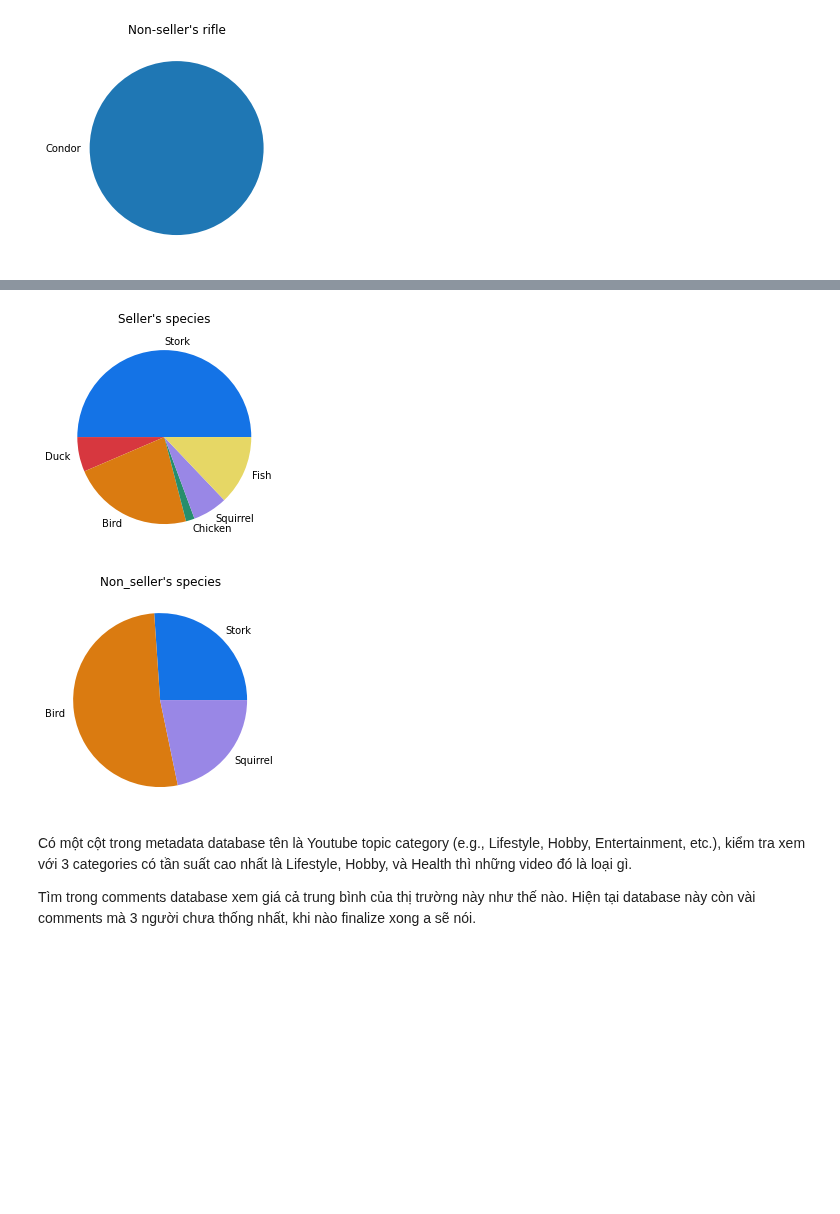
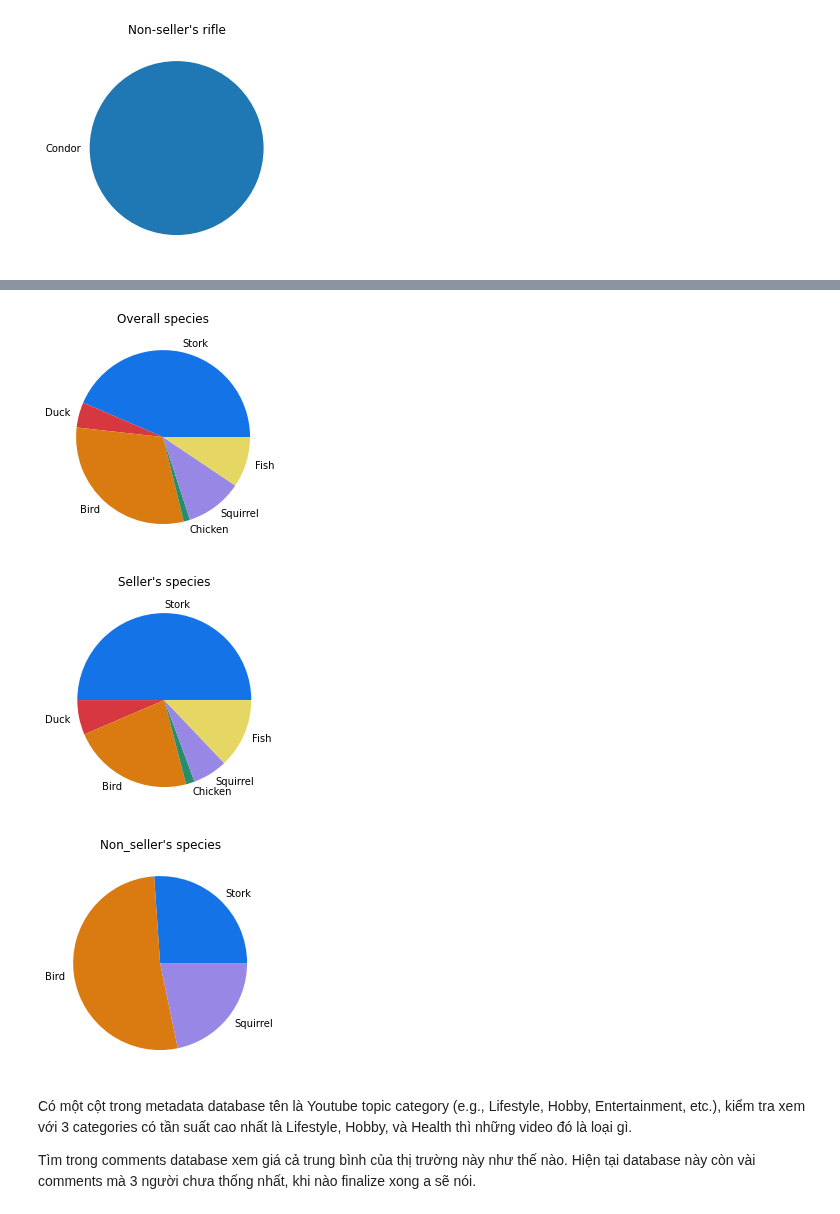
Before and after one commit to hoangantk6/Youtube_Hunting, a Jupyter notebook: 04-Data-Analysis/like and view.ipynb, the cells around one changed output, grey strips where cells are left out. Cells and saved outputs as stored; diff of their text form; code cells hidden in the pictures; blank space fills up the shorter version.

```diff
--- a/04-Data-Analysis/like and view.ipynb
+++ b/04-Data-Analysis/like and view.ipynb
@@ -116,6 +116,7 @@ Non-seller's rifle:  {'nan': 5, 'Condor': 1}
 # %%
 seller_animal = data_animal[(data_animal['seller_demo_no_killing']=='x') | (data_animal['seller_demo_has_killing']=='x')]
 non_seller_animal = data_animal[(data_animal['non_seller_no_killing']=='x') | (data_animal['non_seller_has_killing']=='x')]
+overall_animal= data_animal[(data_animal['seller_demo_no_killing']=='x') | (data_animal['seller_demo_has_killing']=='x') | (data_animal['non_seller_no_killing']=='x') | (data_animal['non_seller_has_killing']=='x')]
 
 seller_animal['animal']=seller_animal['animal_01'].fillna('')
 for col in seller_animal.columns:
@@ -126,6 +127,27 @@ non_seller_animal['animal']=non_seller_animal['animal_01'].fillna('')
 for col in non_seller_animal.columns:
     if 'animal_' in col:
         non_seller_animal['animal']+=";"+non_seller_animal[col].fillna('')
+
+overall_animal['animal']=overall_animal['animal_01'].fillna('')
+for col in overall_animal.columns:
+    if 'animal_' in col:
+        overall_animal['animal']+=";"+overall_animal[col].fillna('')
+
+overall_animal_dict={}
+for animals_list in overall_animal['animal']:
+    for animal in animals_list.split(';'):
+        if animal !='':
+            new_animal=str(animal)
+            if animal[-1]==' ':
+                new_animal=animal[:-1]
+            if new_animal not in overall_animal_dict:
+                overall_animal_dict[new_animal] = 1
+            else:
+                overall_animal_dict[new_animal] += 1
+plt.pie(overall_animal_dict.values(), labels=overall_animal_dict.keys())
+plt.title("Overal animal")
+plt.show()
+
 
 seller_animal_dict={}
 for animals_list in seller_animal['animal']:
@@ -193,35 +216,49 @@ species = {
     "Fish":['Cá rô đồng']
 }
 
 seller_species={}
 non_seller_species={}
+overall_species={}
+
+for i in species.keys():
+    for j in species[i]:
+        if j in overall_animal_dict.keys():
+            if i not in overall_species:
+                overall_species[i] = overall_animal_dict[j]
+            else:
+                overall_species[i] += overall_animal_dict[j]
 
 for i in species.keys():
     for j in species[i]:
         if j in seller_animal_dict.keys():
             if i not in seller_species:
                 seller_species[i] = seller_animal_dict[j]
             else:
                 seller_species[i] += seller_animal_dict[j]
 
 for i in species.keys():
     for j in species[i]:
         if j in non_seller_animal_dict.keys():
             if i not in non_seller_species:
                 non_seller_species[i] = non_seller_animal_dict[j]
             else:
                 non_seller_species[i] += non_seller_animal_dict[j]
 
+plt.pie(overall_species.values(), labels=overall_species.keys(), colors=['#1473e6','#d7373f','#da7b11','#268e6c','#9987E6','#E6D765'])
+plt.title("Overall species")
+plt.show()
+
 plt.pie(seller_species.values(), labels=seller_species.keys(), colors=['#1473e6','#d7373f','#da7b11','#268e6c','#9987E6','#E6D765'])
 plt.title("Seller's species")
 plt.show()
 
 plt.pie(non_seller_species.values(), labels=non_seller_species.keys(), colors = ['#1473e6','#da7b11','#9987E6'])
 plt.title("Non_seller's species")
 plt.show()
 # %% [output]
-[figure, old version]
+[figure, new version]
-[figure, old version]
+[figure, new version]
+[figure, added]
 # %% [markdown]
 Có một cột trong metadata database tên là Youtube topic category (e.g., Lifestyle, Hobby, Entertainment, etc.), kiểm tra xem với 3 categories có tần suất cao nhất là Lifestyle, Hobby, và Health thì những video đó là loại gì.
 
```
Also changed, not shown: parts of 1 cell of this notebook.
